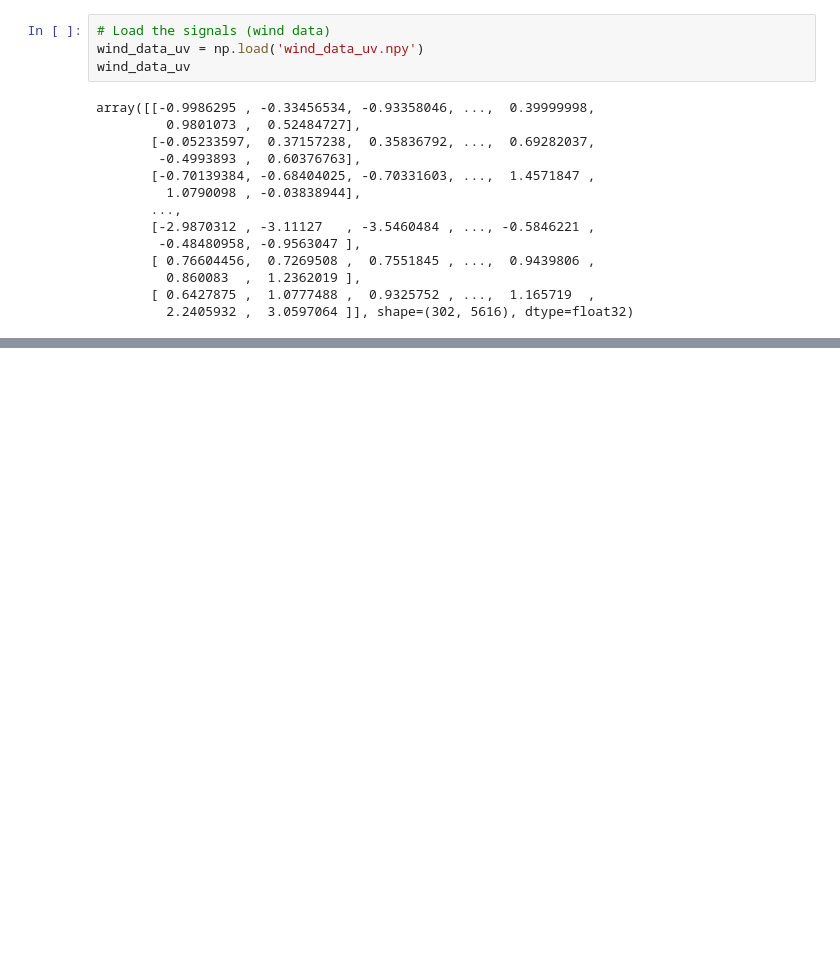
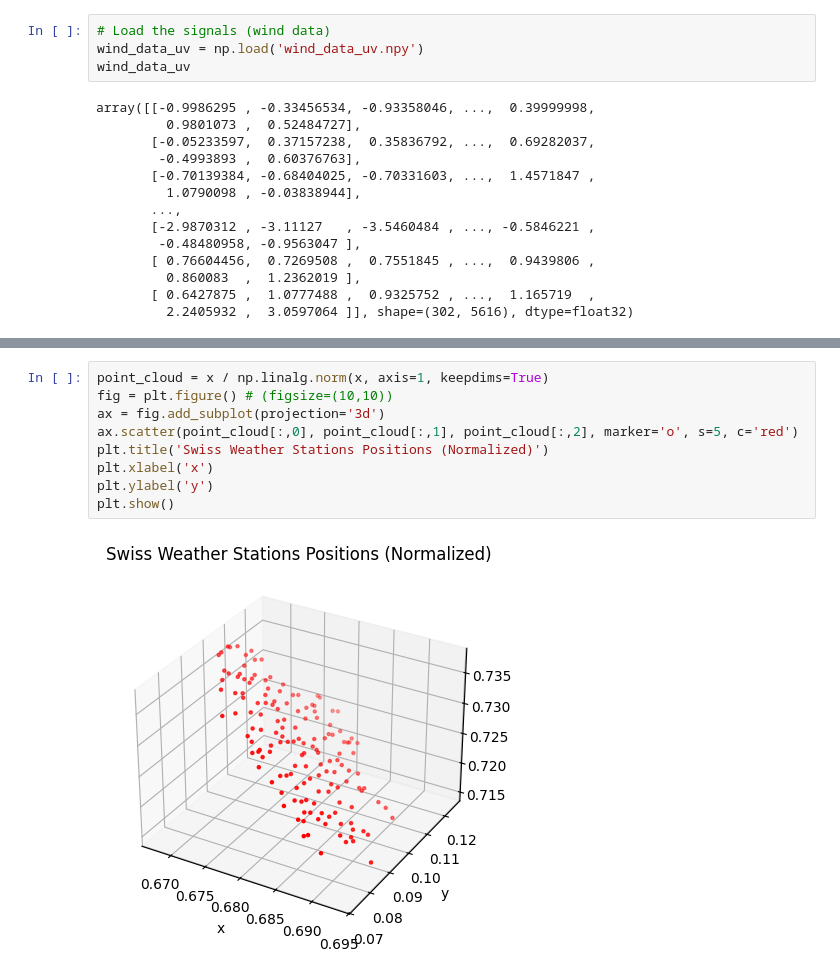
Before and after one commit to gmaurer08/sheaf-signal-processing, a Jupyter notebook: main copy 2.ipynb, the cells around one changed output, grey strips where cells are left out. Drawn from its saved outputs; the diff is of its cells as text; blank space fills up the shorter version.

```diff
--- a/main copy 2.ipynb
+++ b/main copy 2.ipynb
@@ -504,0 +641,11 @@ O = vdm.make_orthonormal_bases()
+# %%
+point_cloud = x / np.linalg.norm(x, axis=1, keepdims=True)
+fig = plt.figure() # (figsize=(10,10))
+ax = fig.add_subplot(projection='3d')
+ax.scatter(point_cloud[:,0], point_cloud[:,1], point_cloud[:,2], marker='o', s=5, c='red')
+plt.title('Swiss Weather Stations Positions (Normalized)')
+plt.xlabel('x')
+plt.ylabel('y')
+plt.show()
+# %% [output]
+[figure, added]
```
Also changed, not shown: parts of 20 cells of this notebook, 3 other files.
